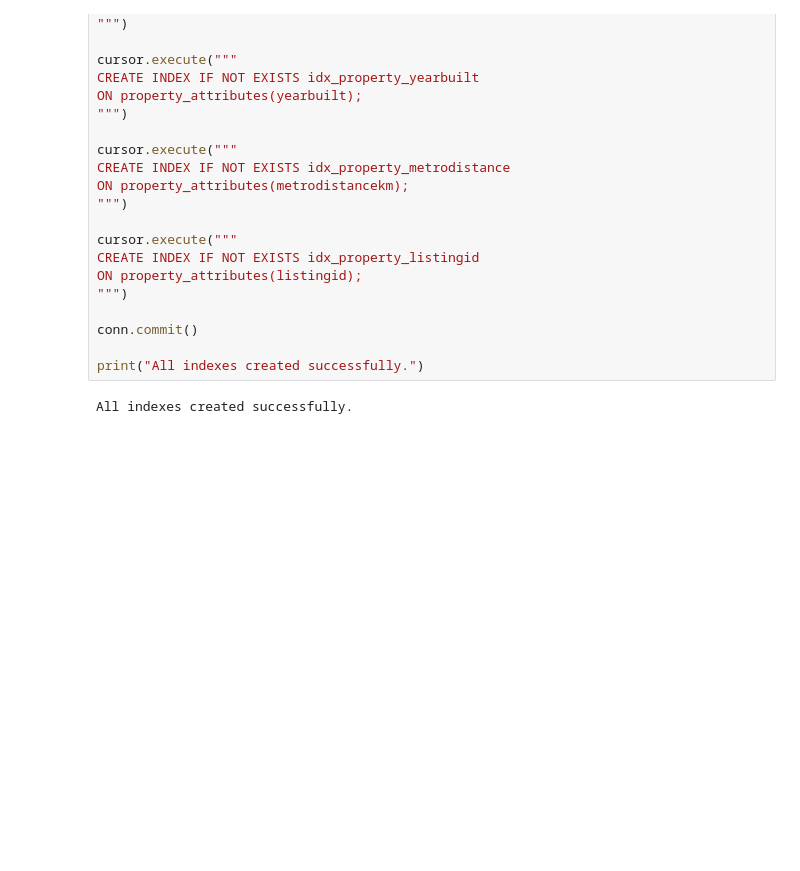
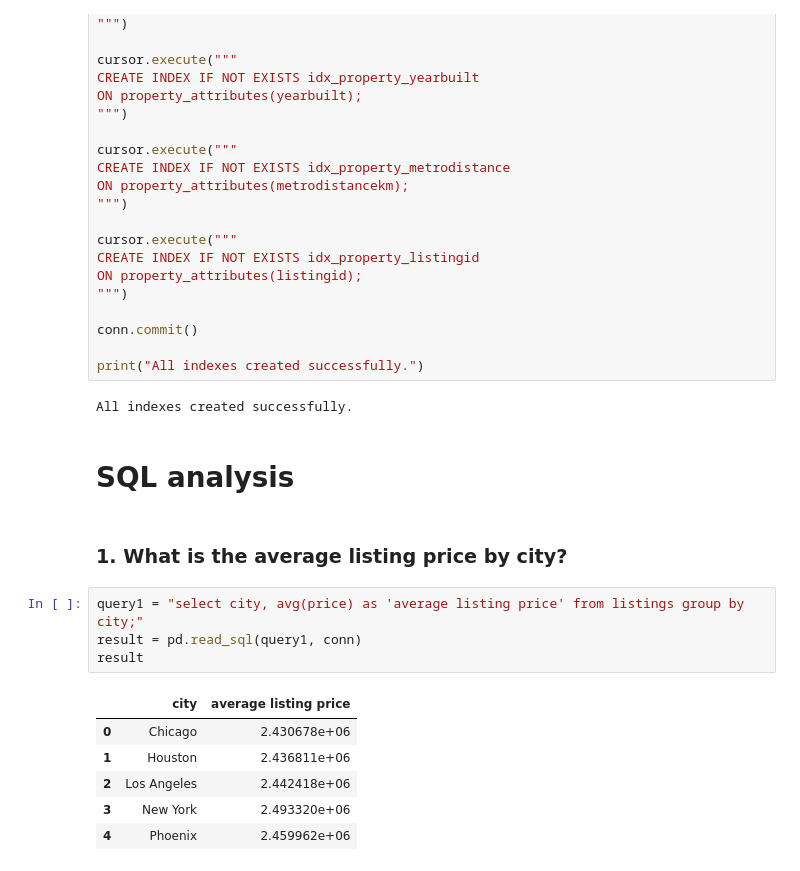
Before and after one commit to mukundnaramesh2605/guvi-python-sql-pandas-project-1, a Jupyter notebook: project.ipynb, the cells around one changed output. Cells and saved outputs as stored; diff of their text form; blank space fills up the shorter version.

Commit message:
1. What is the average listing price by city?

```diff
--- a/project.ipynb
+++ b/project.ipynb
@@ -433,3 +433,18 @@ conn.commit()
 print("All indexes created successfully.")
 # %% [output]
 All indexes created successfully.
+# %% [markdown]
+# SQL analysis
+# %% [markdown]
+### 1. What is the average listing price by city?
+# %%
+query1 = "select city, avg(price) as 'average listing price' from listings group by city;"
+result = pd.read_sql(query1, conn)
+result
+# %% [output]
+|  | city | average listing price |
+| 0 | Chicago | 2.430678e+06 |
+| 1 | Houston | 2.436811e+06 |
+| 2 | Los Angeles | 2.442418e+06 |
+| 3 | New York | 2.493320e+06 |
+| 4 | Phoenix | 2.459962e+06 |
```
